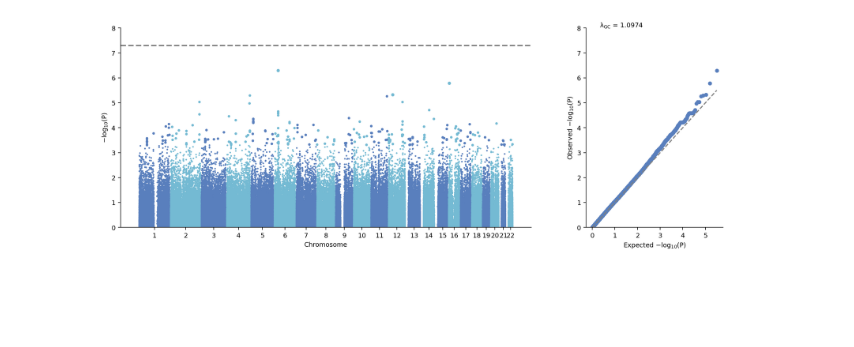
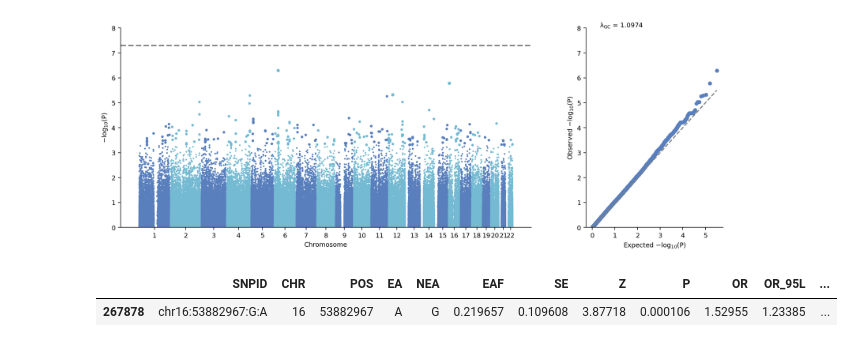
Before and after one commit to ZhaoTie-re/cteph_agp3k, a Jupyter notebook: snippet_analysis/01.array_check/array_mqq.ipynb, the cells around one changed output. Saved outputs shown, nothing was run; the diff lists cells and outputs as text; code cells hidden in the pictures; blank space fills up the shorter version.

```diff
--- a/snippet_analysis/01.array_check/array_mqq.ipynb
+++ b/snippet_analysis/01.array_check/array_mqq.ipynb
@@ -54,3 +54,8 @@ sumstats_add.plot_mqq()
 2025/10/28 21:58:10 Finished creating plot successfully!
 (<Figure size 3000x1000 with 2 Axes>, <gwaslab.g_Log.Log at 0x...>)
 [figure]
+# %%
+sumstats_add.data[sumstats_add.data["SNPID"] == "chr16:53882967:G:A"]
+# %% [output]
+|  | SNPID | CHR | POS | EA | NEA | EAF | SE | Z | P | OR | OR_95L | ... |
+| 267878 | chr16:53882967:G:A | 16 | 53882967 | A | G | 0.219657 | 0.109608 | 3.87718 | 0.000106 | 1.52955 | 1.23385 | ... |
```
Also changed, not shown: parts of 1 cell of this notebook, 32 other files.
